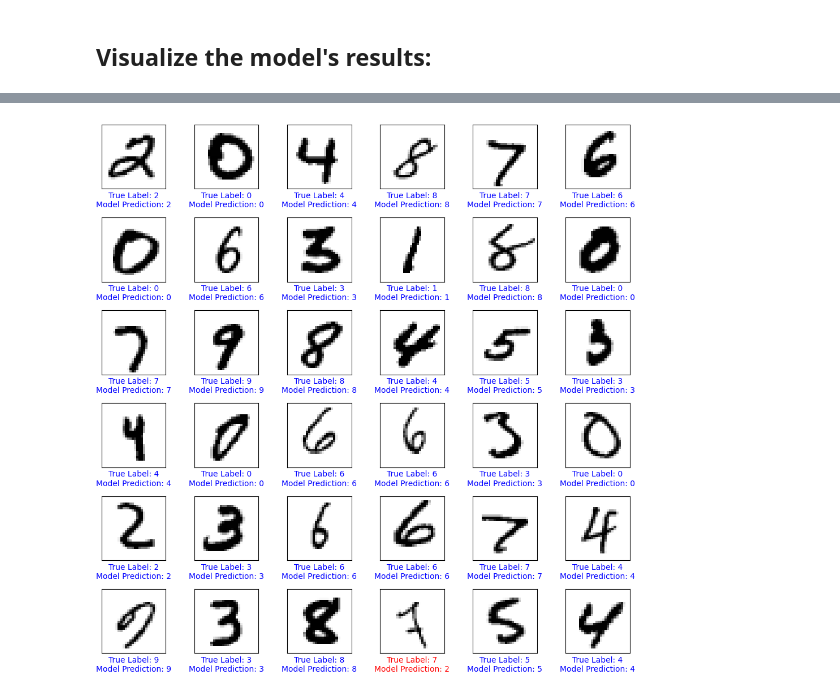
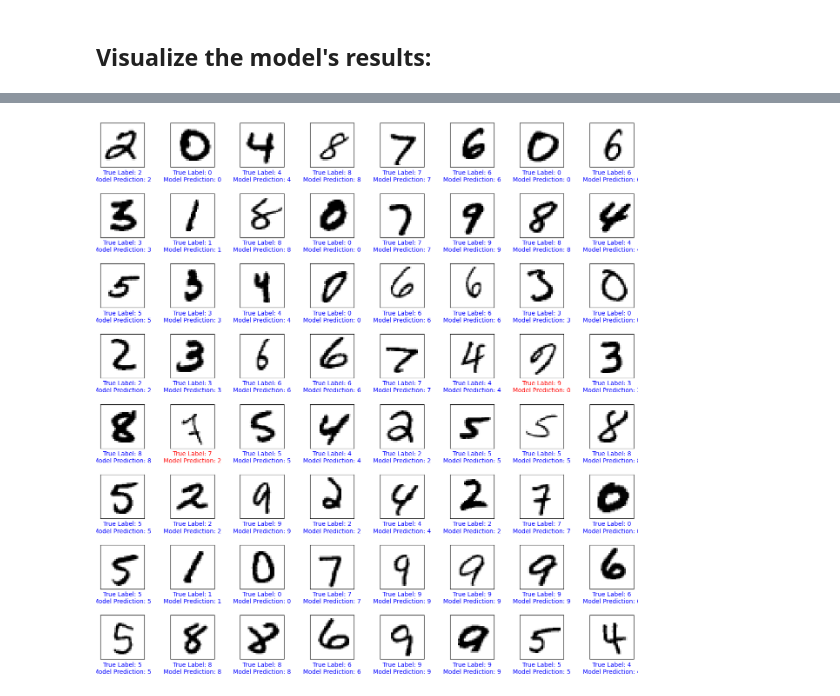
Before and after one commit to giackperetti/MNIST-tensorflow, a Jupyter notebook: Feed_Forward_MNIST.ipynb, the cells around one changed output, grey strips where cells are left out. Drawn from its saved outputs; the diff is of its cells as text; code cells hidden in the pictures.

Commit message:
recomputed visualization with 64 numbers shown

```diff
--- a/Feed_Forward_MNIST.ipynb
+++ b/Feed_Forward_MNIST.ipynb
@@ -20,11 +17,12 @@ Dataset mnist downloaded and prepared to /root/tensorflow_datasets/mnist/3.0.1.
 ## Prepare the training images:
 # %%
 def normalize_img(image, label):
-  return tf.cast(image, tf.float32) / 255., label
+    return tf.cast(image, tf.float32) / 255.0, label
+
 
 ds_train = ds_train.map(normalize_img, num_parallel_calls=tf.data.AUTOTUNE)
 ds_train = ds_train.cache()
-ds_train = ds_train.shuffle(ds_info.splits['train'].num_examples)
+ds_train = ds_train.shuffle(ds_info.splits["train"].num_examples)
 ds_train = ds_train.batch(128)
 ds_train = ds_train.prefetch(tf.data.AUTOTUNE)
 # %% [markdown]
@@ -37,12 +35,14 @@ ds_test = ds_test.prefetch(tf.data.AUTOTUNE)
 # %% [markdown]
 ## Create and train the model:
 # %%
-model = tf.keras.models.Sequential([
-  tf.keras.layers.Flatten(input_shape=(28, 28)),
-  tf.keras.layers.Dense(128, activation='relu'),
-  tf.keras.layers.Dense(64, activation='relu'),
-  tf.keras.layers.Dense(10)
-])
+model = tf.keras.models.Sequential(
+    [
+        tf.keras.layers.Flatten(input_shape=(28, 28)),
+        tf.keras.layers.Dense(128, activation="relu"),
+        tf.keras.layers.Dense(64, activation="relu"),
+        tf.keras.layers.Dense(10),
+    ]
+)
 
 model.compile(
     optimizer=tf.keras.optimizers.Adam(0.001),
@@ -85,19 +86,24 @@ def plot_test_results(model, ds_test):
     predictions = model.predict(test_images)
     predicted_labels = np.argmax(predictions, axis=1)
 
-    plt.figure(figsize=(10, 10))
-    for i in range(36):
-        plt.subplot(6, 6, i + 1)
+    plt.figure(figsize=(16, 16))
+    for i in range(64):
+        plt.subplot(8, 8, i + 1)
         plt.xticks([])
         plt.yticks([])
         plt.grid(False)
         plt.imshow(test_images[i], cmap=plt.cm.binary)
         true_label = test_labels[i]
         predicted_label = predicted_labels[i]
-        color = 'blue' if predicted_label == true_label else 'red'
-        plt.xlabel(f"True Label: {true_label}\nModel Prediction: {predicted_label}", color=color)
-    plt.tight_layout()
+        color = "blue" if predicted_label == true_label else "red"
+        plt.xlabel(
+            f"True Label: {true_label}\nModel Prediction: {predicted_label}",
+            color=color,
+        )
+
+    plt.subplots_adjust(wspace=0.4, hspace=0.6)
     plt.show()
 
+
 plot_test_results(model, ds_test)
 # %% [output]
@@ -105 +111 @@ plot_test_results(model, ds_test)
-[figure, old version]
+[figure, new version]
```
Also changed, not shown: parts of 4 cells of this notebook, 1 other file.
